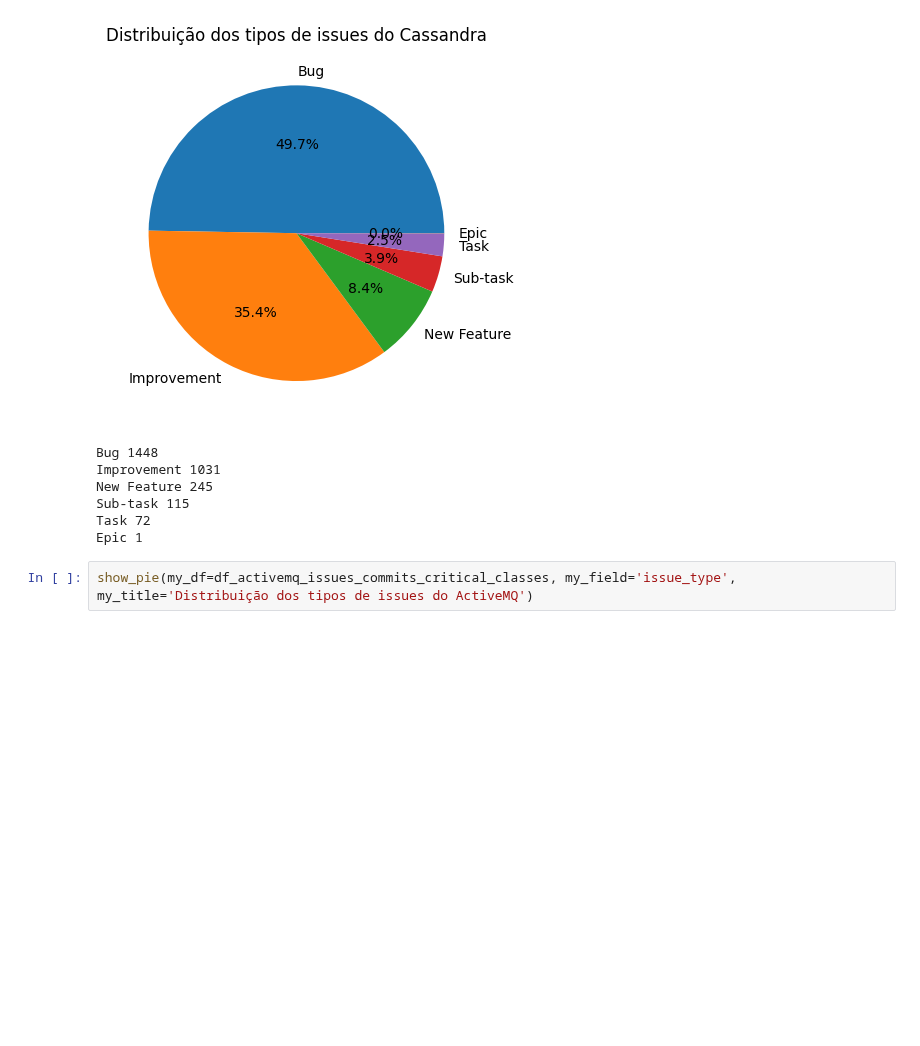
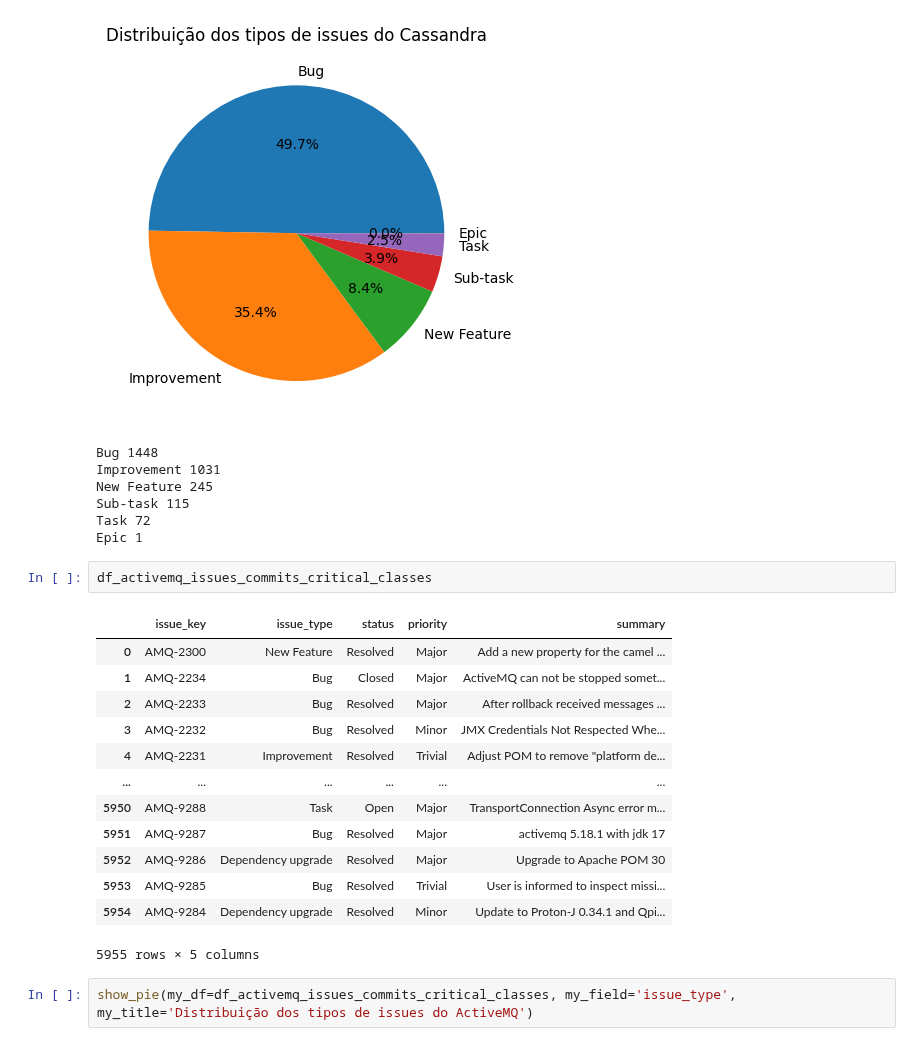
Before and after one commit to armandossrecife/my_validation3, a Jupyter notebook: my_comparison.ipynb, the cells around one changed output. Drawn from its saved outputs; the diff is of its cells as text; blank space fills up the shorter version.

```diff
--- a/my_comparison.ipynb
+++ b/my_comparison.ipynb
@@ -238,6 +274,22 @@ New Feature 245
 Sub-task 115
 Task 72
 Epic 1
+# %%
+df_activemq_issues_commits_critical_classes
+# %% [output]
+|  | issue_key | issue_type | status | priority | summary |
+| 0 | AMQ-2300 | New Feature | Resolved | Major | Add a new property for the camel ... |
+| 1 | AMQ-2234 | Bug | Closed | Major | ActiveMQ can not be stopped somet... |
+| 2 | AMQ-2233 | Bug | Resolved | Major | After rollback received messages ... |
+| 3 | AMQ-2232 | Bug | Resolved | Minor | JMX Credentials Not Respected Whe... |
+| 4 | AMQ-2231 | Improvement | Resolved | Trivial | Adjust POM to remove "platform de... |
+| ... | ... | ... | ... | ... | ... |
+| 5950 | AMQ-9288 | Task | Open | Major | TransportConnection Async error m... |
+| 5951 | AMQ-9287 | Bug | Resolved | Major | activemq 5.18.1 with jdk 17 |
+| 5952 | AMQ-9286 | Dependency upgrade | Resolved | Major | Upgrade to Apache POM 30 |
+| 5953 | AMQ-9285 | Bug | Resolved | Trivial | User is informed to inspect missi... |
+| 5954 | AMQ-9284 | Dependency upgrade | Resolved | Minor | Update to Proton-J 0.34.1 and Qpi... |
+5955 rows × 5 columns
 # %%
 show_pie(my_df=df_activemq_issues_commits_critical_classes, my_field='issue_type', my_title='Distribuição dos tipos de issues do ActiveMQ')
 # %% [output]
```
Also changed, not shown: parts of 5 cells of this notebook.
